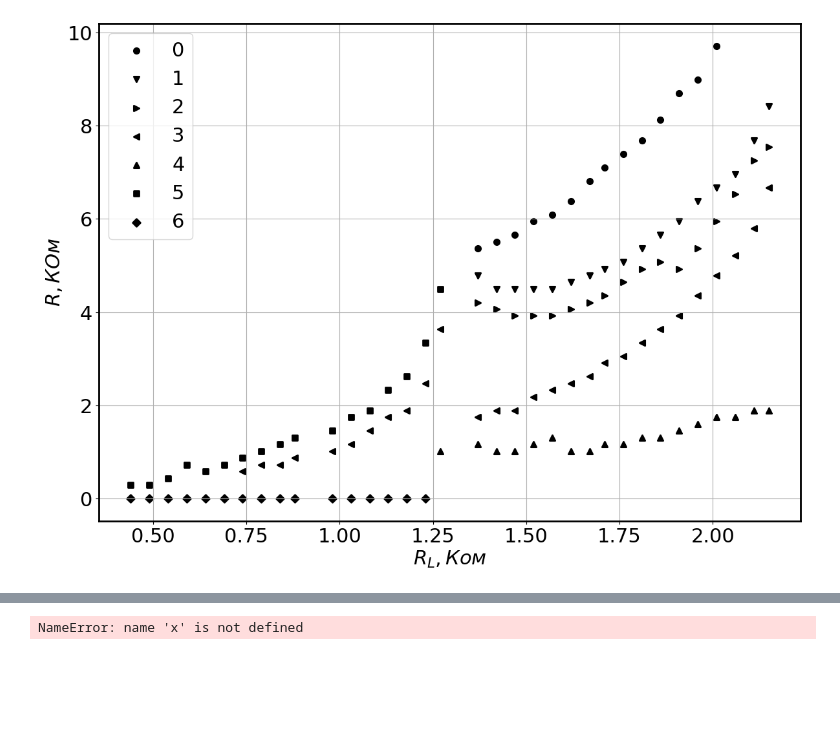
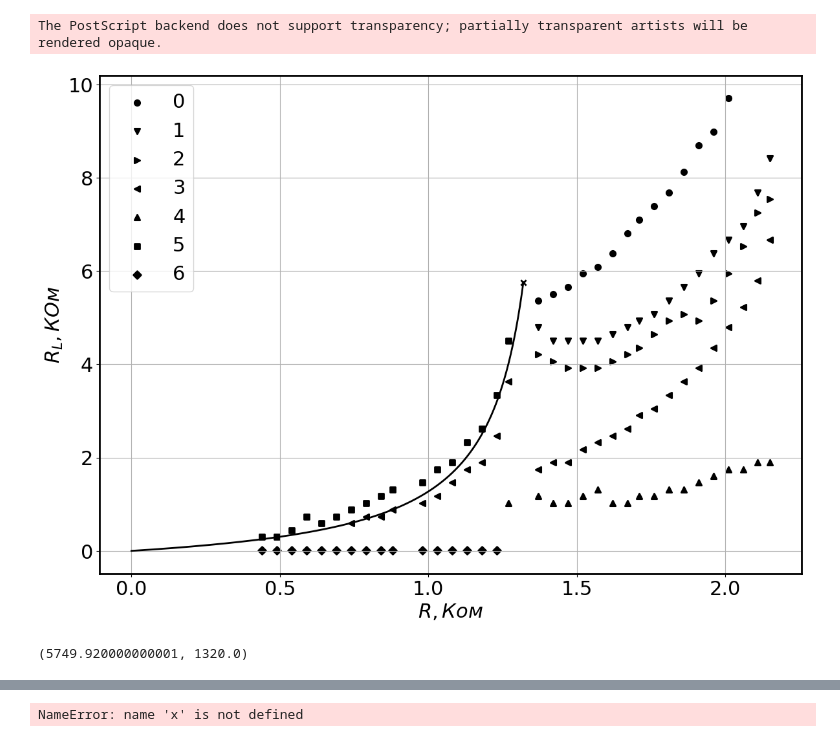
Before and after one commit to AndryDeveloper/chua-s_curcuit, a Jupyter notebook: data_process/process.ipynb, the cells around one changed output, grey strips where cells are left out. Drawn from its saved outputs; the diff is of its cells as text; code cells hidden in the pictures; blank space fills up the shorter version.

```diff
--- a/data_process/process.ipynb
+++ b/data_process/process.ipynb
@@ -29,9 +27,23 @@ for i in range(len(x_array)):
 # %%
-plt.figure(figsize=(10, 10))
+plt.rc('font', size=22)
 
-colors = ['red', 'orange', 'green', 'brown', 'black', 'blue', 'purple', 'grey', 'yellow']
-for i in range(len(x_scatter)):
-        plt.scatter(x_scatter[i], y_scatter[i], color = colors[i])
+markers = ['o', 'v', '>', '<', '^', 's', 'D', 'x']
+# markers = ['1', '2', '3', '4', '+', 'x', '.']
 
-plt.show()
+fig, ax = plt.subplots(figsize=(14, 10))
+ax.spines['bottom'].set_linewidth(2)
+ax.spines['top'].set_linewidth(2)
+ax.spines['right'].set_linewidth(2)
+ax.spines['left'].set_linewidth(2)
+ax.grid()
+
+X, y = x_scatter[7], y_scatter[7]
+X, y = 1 / y, 1 / X
+
+popt, pcov = curve_fit(lambda x, a, b: a + b*x, X, y, sigma = 0.1 * y * y)
+plt.scatter(X, y, c='black', linewidth=2,)
+plt.plot(np.linspace(min(X), max(X), 2), popt[0] + popt[1] * np.linspace(min(X)*0.9, max(X)*1.1, 2), c='black', linewidth=2)
+ax.set_xlabel(r"$1/R_L, Ком^{-1}$")
+ax.set_ylabel(r"$1/R, КОм^{-1}$")
+fig.savefig(r'fit_coefs_linear.eps', format='eps')
 # %% [output]
@@ -55,22 +85,38 @@ for i in range(7):
 # %%
 plt.rc('font', size=22)
 
 markers = ['o', 'v', '>', '<', '^', 's', 'D', 'x']
 # markers = ['1', '2', '3', '4', '+', 'x', '.']
 
 fig, ax = plt.subplots(figsize=(14, 10))
 ax.spines['bottom'].set_linewidth(2)
 ax.spines['top'].set_linewidth(2)
 ax.spines['right'].set_linewidth(2)
 ax.spines['left'].set_linewidth(2)
 ax.grid()
 
 for i in range(len(x_scatter)):
     ax.scatter(x_scatter[i], y_scatter[i], c='black', marker=markers[i], label=str(i), linewidth=2)
 
+GG = VAC(0.01) / 0.01
+RL = np.linspace(0.1, 10000, 1000)
+
+GG = VAC(0.01) / 0.01
+alpha = C2 / C1
+RL = np.linspace(0.1, R8 / R7 / R9 / C * C1 / GG**2, 1000)
+L = R7 * R9 * C * RL / R8
+R = - (alpha + 1) / (alpha * GG + C2 / alpha / L / GG)
+plt.plot(R / 1000, RL / 1000, c='black', linewidth=2)
+ax.scatter(-1/GG/1000, R8 / R7 / R9 / C * C1 / GG**2 / 1000, c='black', linewidth=2, marker='x')
+
 ax.legend()
-ax.set_ylabel(r"$R, КОм$")
-ax.set_xlabel(r"$R_L, Ком$")
-fig.savefig(r'bif_diag_teor.svg', format='svg')
+ax.set_ylabel(r"$R_L, КОм$")
+ax.set_xlabel(r"$R, Ком$")
+fig.savefig(r'critical_line_teor.eps', format='eps')
 # %% [output]
+The PostScript backend does not support transparency; partially transparent artists will be rendered opaque.
-[figure, old version]
+[figure, new version]
+# %%
+R8 / R7 / R9 / C * C1 / GG**2, -1/GG
+# %% [output]
+(5749.920000000001, 1320.0)
```
Also changed, not shown: parts of 9 cells of this notebook, 11 other files.
